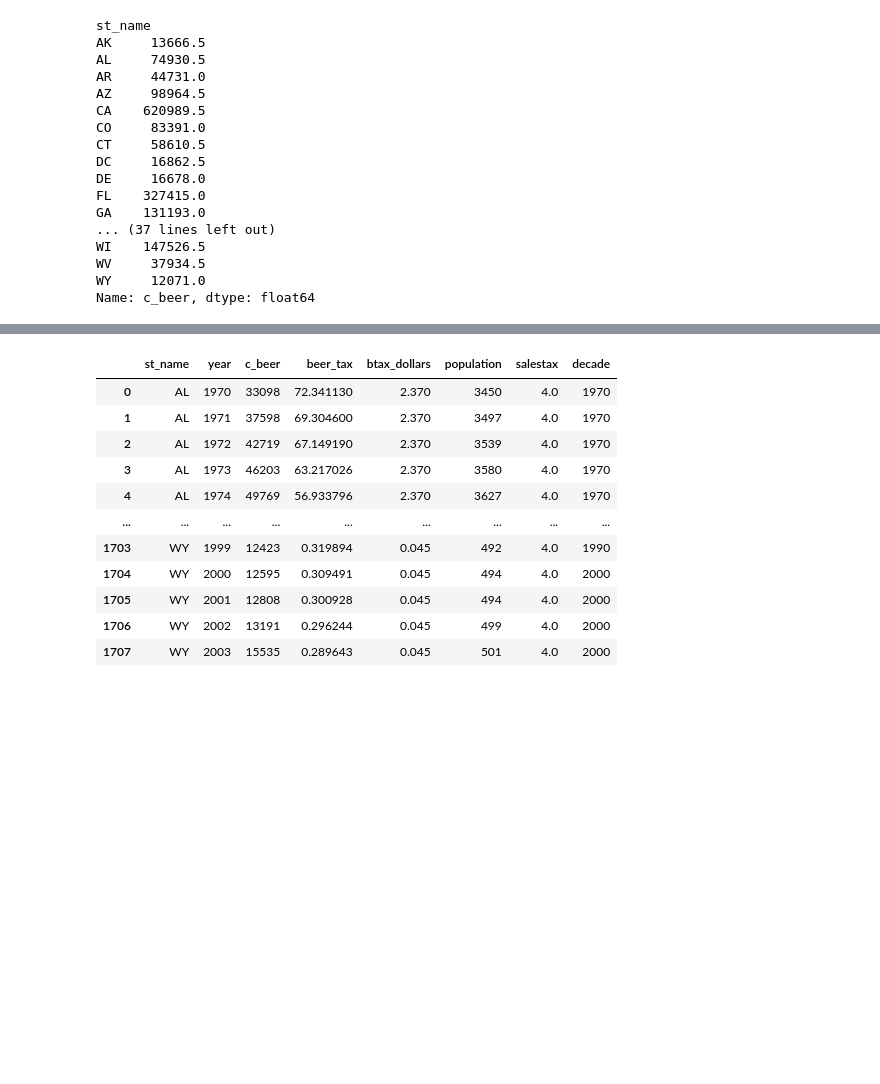
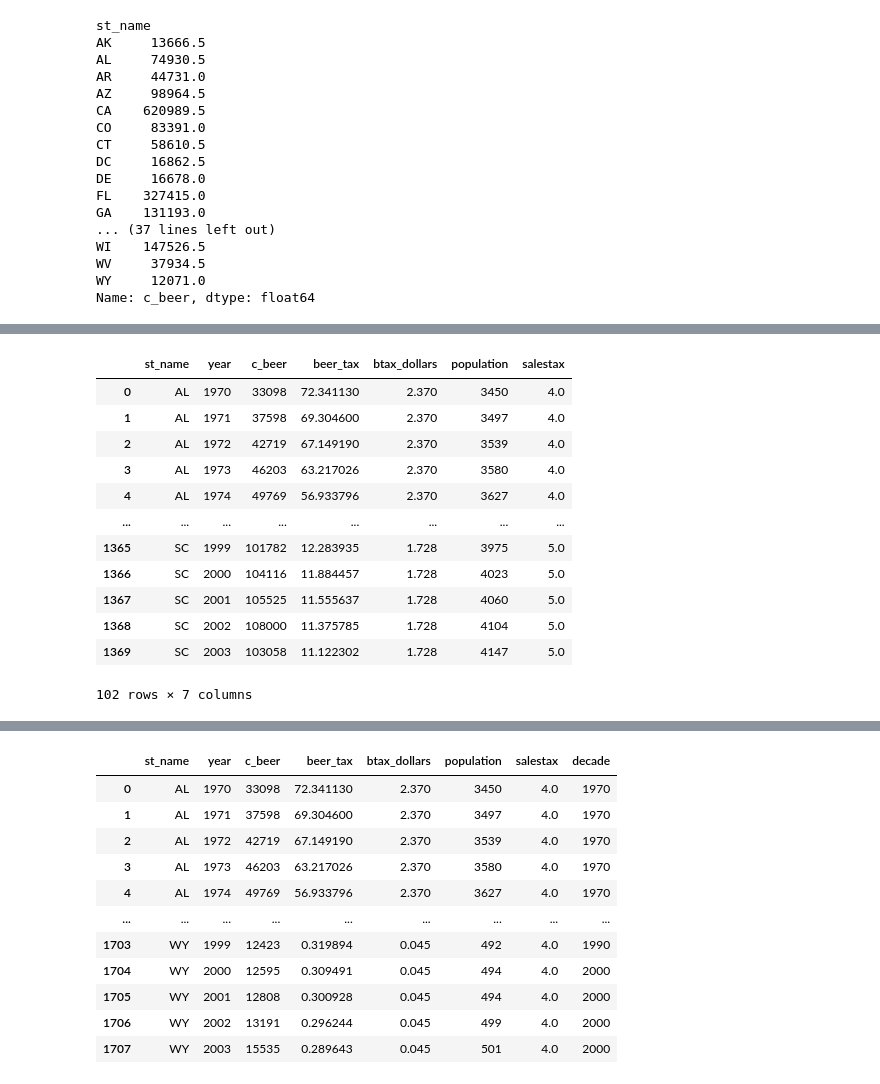
Before and after one commit to rohanjha123/data-h195, a Jupyter notebook: textbook/_build/jupyter_execute/content/03-pandas/groupby_pivot.ipynb, the cells around one changed output, grey strips where cells are left out. Drawn from its saved outputs; the diff is of its cells as text; code cells hidden in the pictures; blank space fills up the shorter version.

Commit message:
added in groupby filter

```diff
--- a/textbook/_build/jupyter_execute/content/03-pandas/groupby_pivot.ipynb
+++ b/textbook/_build/jupyter_execute/content/03-pandas/groupby_pivot.ipynb
@@ -180,0 +201,16 @@ Finally, we can also groupby multiple columns. To demonstrate this, let us first
+# %%
+df.groupby('st_name').filter(lambda x: (x['beer_tax'] >= 50).any())
+# %% [output]
+|  | st_name | year | c_beer | beer_tax | btax_dollars | population | salestax |
+| 0 | AL | 1970 | 33098 | 72.341130 | 2.370 | 3450 | 4.0 |
+| 1 | AL | 1971 | 37598 | 69.304600 | 2.370 | 3497 | 4.0 |
+| 2 | AL | 1972 | 42719 | 67.149190 | 2.370 | 3539 | 4.0 |
+| 3 | AL | 1973 | 46203 | 63.217026 | 2.370 | 3580 | 4.0 |
+| 4 | AL | 1974 | 49769 | 56.933796 | 2.370 | 3627 | 4.0 |
+| ... | ... | ... | ... | ... | ... | ... | ... |
+| 1365 | SC | 1999 | 101782 | 12.283935 | 1.728 | 3975 | 5.0 |
+| 1366 | SC | 2000 | 104116 | 11.884457 | 1.728 | 4023 | 5.0 |
+| 1367 | SC | 2001 | 105525 | 11.555637 | 1.728 | 4060 | 5.0 |
+| 1368 | SC | 2002 | 108000 | 11.375785 | 1.728 | 4104 | 5.0 |
+| 1369 | SC | 2003 | 103058 | 11.122302 | 1.728 | 4147 | 5.0 |
+102 rows × 7 columns
```
Also changed, not shown: parts of 7 cells of this notebook, 5 other files.
